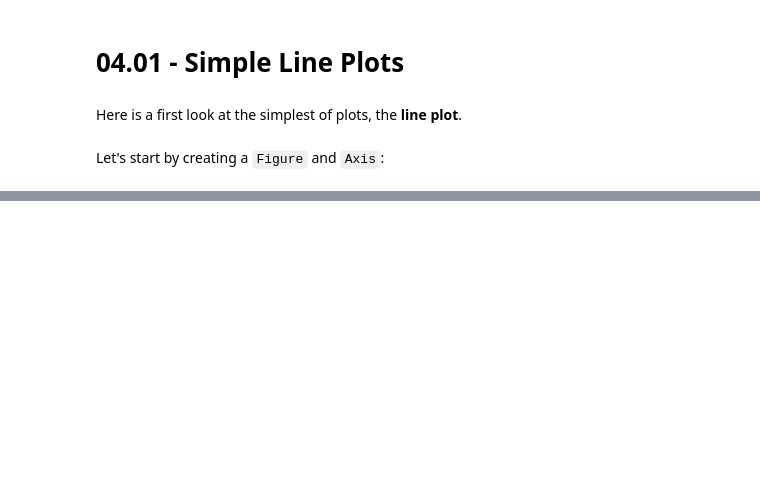
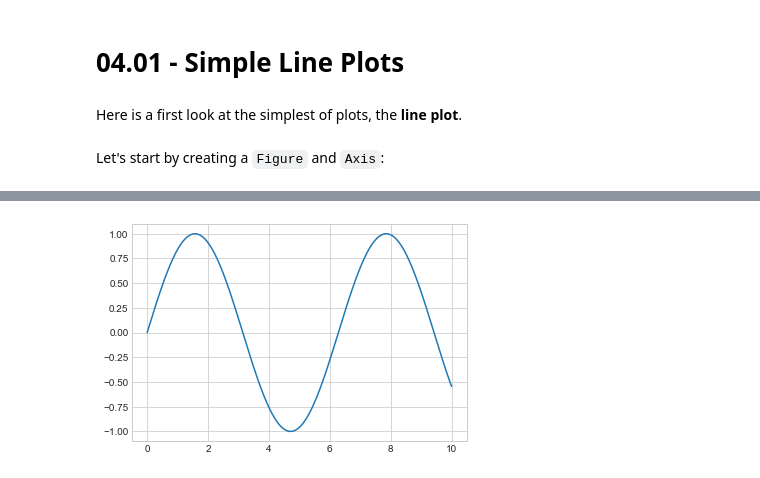
Before and after one commit to GiuseppeBaldini/Python-DS-Handbook, a Jupyter notebook: 4.Matplotlib/04.01 - Simple Line Plots.ipynb, the cells around one changed output, grey strips where cells are left out. Cells and saved outputs as stored; diff of their text form; code cells hidden in the pictures; blank space fills up the shorter version.

```diff
--- a/4.Matplotlib/04.01 - Simple Line Plots.ipynb
+++ b/4.Matplotlib/04.01 - Simple Line Plots.ipynb
@@ -16,0 +20,4 @@ ax = plt.axes()
+# %%
+plt.plot(x, np.sin(x));
+# %% [output]
+[figure, added]
```
Also changed, not shown: parts of 20 cells of this notebook, 2 other files.
